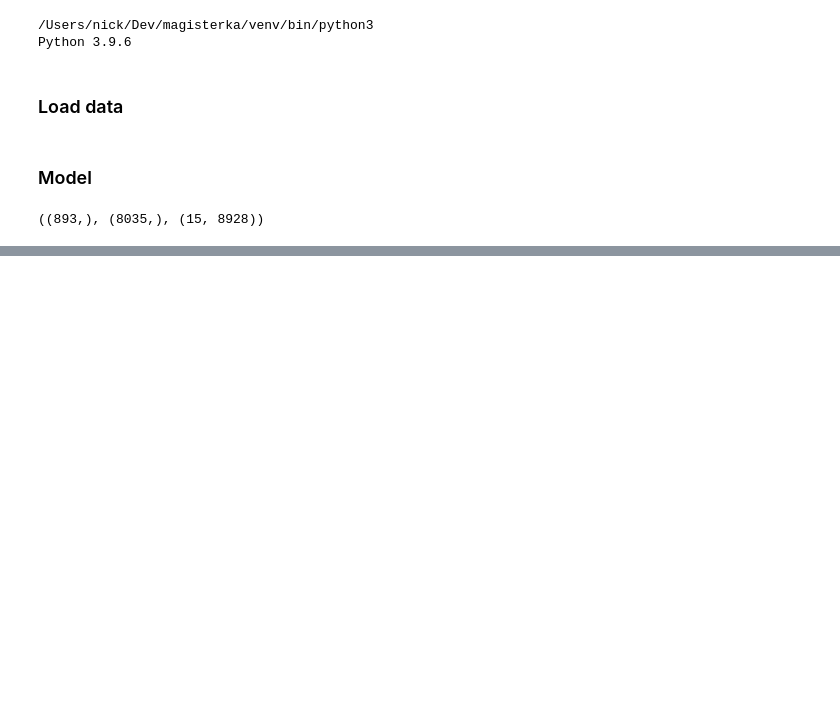
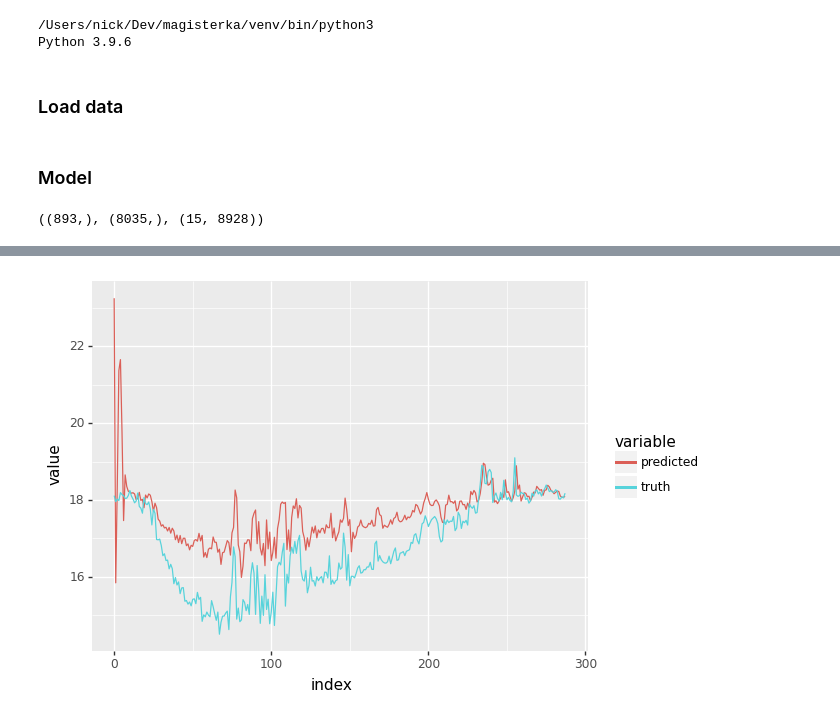
Before and after one commit to mmuravytskyi/snmp-madness, a Jupyter notebook: baseline_model.ipynb, the cells around one changed output, grey strips where cells are left out. Drawn from its saved outputs; the diff is of its cells as text; code cells hidden in the pictures; blank space fills up the shorter version.

```diff
--- a/baseline_model.ipynb
+++ b/baseline_model.ipynb
@@ -197,0 +254,15 @@ for step in range(NUM_TRAINING_STEPS):
+# %%
+def pred():
+    core = make_network()
+    # batch_size, sequence_length = context.shape  # (B, T)
+
+    initial_state = core.initial_state(32)
+    _input = jnp.expand_dims(context, -1) # (B, T, 1)
+
+    logits, _ = hk.dynamic_unroll(core, _input, initial_state, time_major=False)
+    return logits
+# %%
+yess = hk.transform(pred)
+# %%
+preds = yess.apply(state.params, next(rng))
+preds.shape
@@ -197,0 +273,11 @@ for step in range(NUM_TRAINING_STEPS):
+# %%
+def plot_samples(truth: jnp.ndarray, prediction: jnp.ndarray):
+  assert truth.shape == prediction.shape
+  df = pd.DataFrame({'truth': truth.squeeze(), 'predicted': prediction.squeeze()}).reset_index()
+  df = pd.melt(df, id_vars=['index'], value_vars=['truth', 'predicted'])
+  plot = (
+      gg.ggplot(df)
+      + gg.aes(x='index', y='value', color='variable')
+      + gg.geom_line()
+  )
+  return plot
@@ -197,0 +314,6 @@ for step in range(NUM_TRAINING_STEPS):
+# %%
+batch_id = 0
+plot = plot_samples(expl_batch['target'][batch_id, :], preds[batch_id, :, 0] + 10)
+plot.draw()
+# %% [output]
+[figure, added]
```
Also changed, not shown: parts of 15 cells of this notebook.
